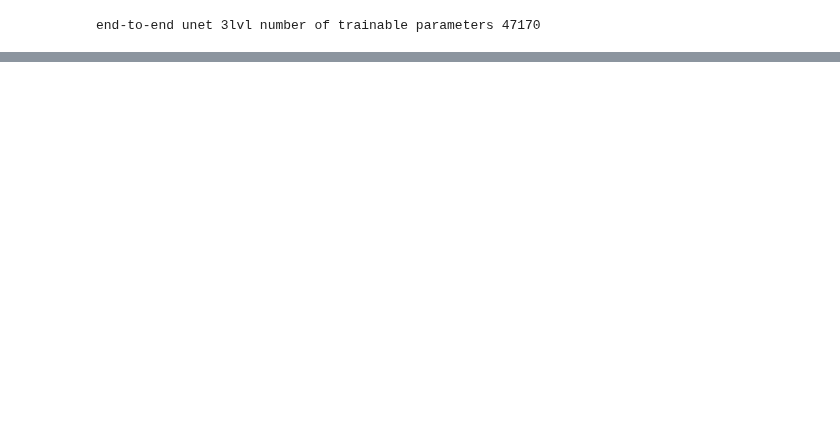
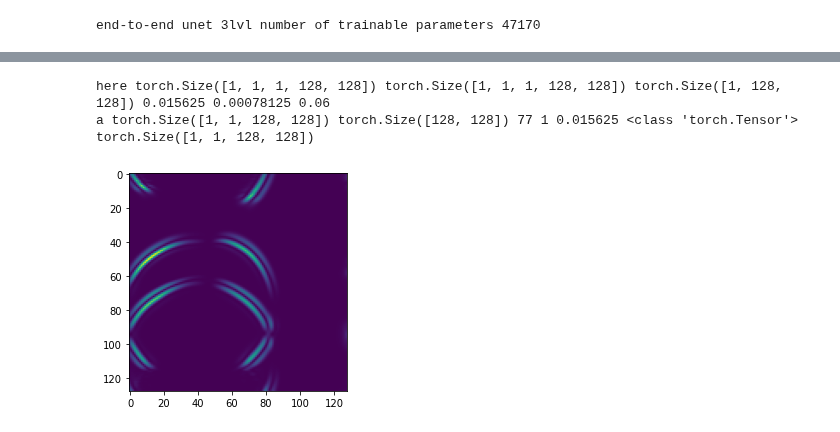
Before and after one commit to utkaiser/masterthesis_code, a Jupyter notebook: analysis/end_to_end_compare.ipynb, the cells around one changed output, grey strips where cells are left out. Saved outputs shown, nothing was run; the diff lists cells and outputs as text; code cells hidden in the pictures; blank space fills up the shorter version.

```diff
--- a/analysis/end_to_end_compare.ipynb
+++ b/analysis/end_to_end_compare.ipynb
@@ -169,3 +235,20 @@ time end to end solver: 0.06549501419067383
+# %%
+t = 3
+ucx, utcx = wave_util.WaveSol_from_EnergyComponent_tensor(input[t, 0, :, :].unsqueeze(dim=0), input[t, 1, :, :].unsqueeze(dim=0), input[t, 2, :, :].unsqueeze(dim=0), vel.unsqueeze(dim=0), f_delta_x, sumv)
+ucx, utcx, vel_here = ucx.unsqueeze(dim=0), utcx.unsqueeze(dim=0), vel.unsqueeze(dim=0).unsqueeze(dim=0)
+print("here",ucx.unsqueeze(dim=0).shape, utcx.unsqueeze(dim=0).shape,vel.unsqueeze(dim=0).shape, dx, dt, delta_t_star)
+ucx, utcx = velocity_verlet_tensor(
+                    ucx.unsqueeze(dim=0), utcx.unsqueeze(dim=0),
+                    vel.unsqueeze(dim=0), dx, dt, delta_t_star, number=1, boundary_c="periodic"#boundary_c
+                )
+# %% [output]
+here torch.Size([1, 1, 1, 128, 128]) torch.Size([1, 1, 1, 128, 128]) torch.Size([1, 128, 128]) 0.015625 0.00078125 0.06
+a torch.Size([1, 1, 128, 128]) torch.Size([128, 128]) 77 1 0.015625 <class 'torch.Tensor'> torch.Size([1, 1, 128, 128])
+# %%
+plt.imshow(wave_util.WaveEnergyField_tensor(ucx.squeeze(), utcx.squeeze(), vel, f_delta_x))
+plt.show()
+# %% [output]
+[figure, added]
 # %%
 # compare wave energy norm errors:
 
```
Also changed, not shown: parts of 12 cells of this notebook, 9 other files.
